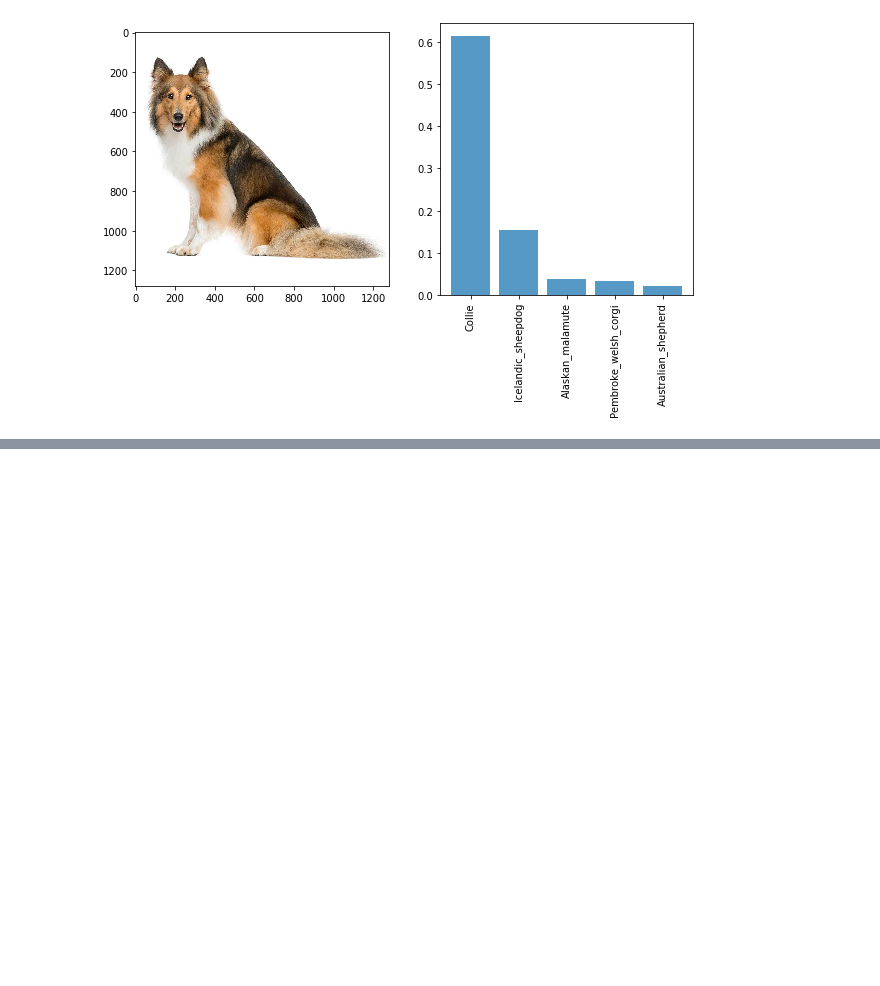
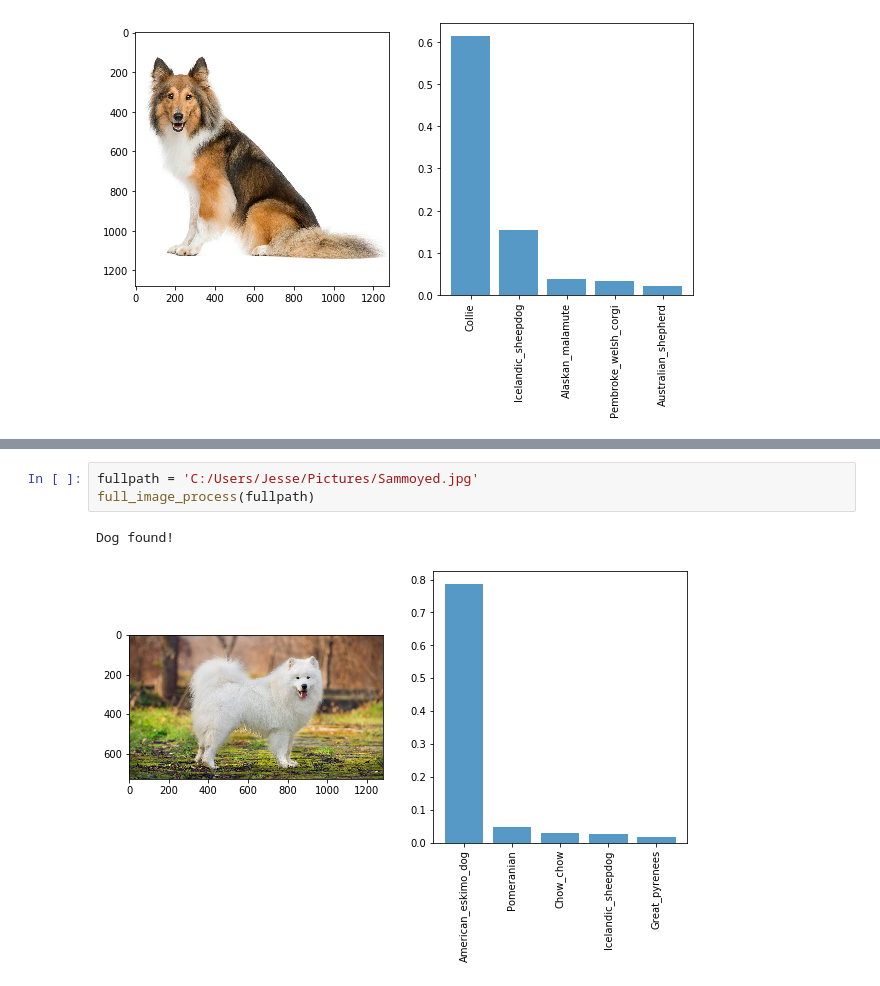
Before and after one commit to jfreds91/DSND_t2_capstone, a Jupyter notebook: dog_app.ipynb, the cells around one changed output, grey strips where cells are left out. Drawn from its saved outputs; the diff is of its cells as text; blank space fills up the shorter version.

```diff
--- a/dog_app.ipynb
+++ b/dog_app.ipynb
@@ -1239,0 +1312,6 @@ __Answer:__
+# %%
+fullpath = 'C:/Users/Jesse/Pictures/Sammoyed.jpg'
+full_image_process(fullpath)
+# %% [output]
+Dog found!
+[figure, added]
```
Also changed, not shown: parts of 19 cells of this notebook, 1 other file.
